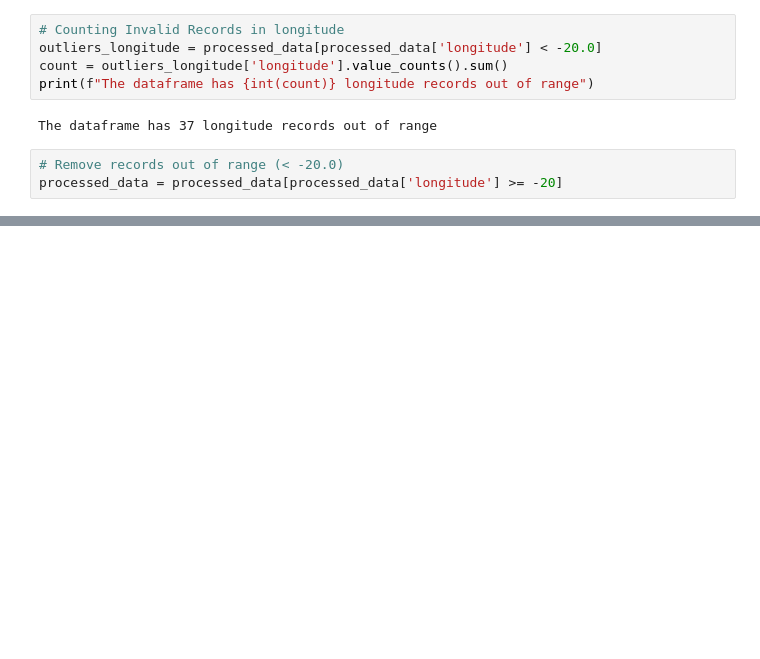
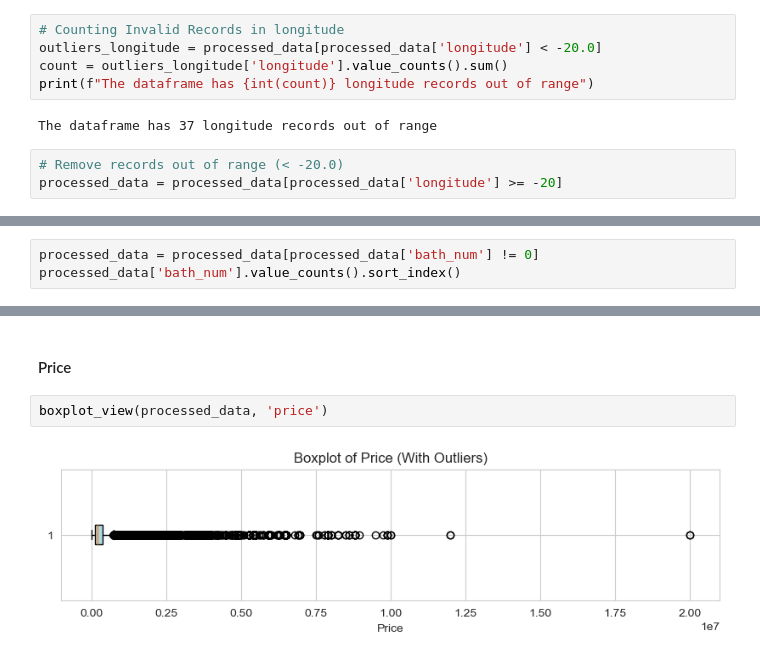
Before and after one commit to fer78/Data-Analytics-Final-Portfolio-Project, a Jupyter notebook: 02-Geolocalization.ipynb, the cells around one changed output, grey strips where cells are left out. Saved outputs shown, nothing was run; the diff lists cells and outputs as text; blank space fills up the shorter version.

```diff
--- a/02-Geolocalization.ipynb
+++ b/02-Geolocalization.ipynb
@@ -338,0 +492,3 @@ processed_data.to_csv('data/geolocated_data.csv', index=False)
+# %%
+processed_data = processed_data[processed_data['bath_num'] != 0]
+processed_data['bath_num'].value_counts().sort_index()
@@ -338,0 +507,6 @@ processed_data.to_csv('data/geolocated_data.csv', index=False)
+# %% [markdown]
+#### Price
+# %%
+boxplot_view(processed_data, 'price')
+# %% [output]
+[figure, added]
```
Also changed, not shown: parts of 50 cells of this notebook, 2 other files.
